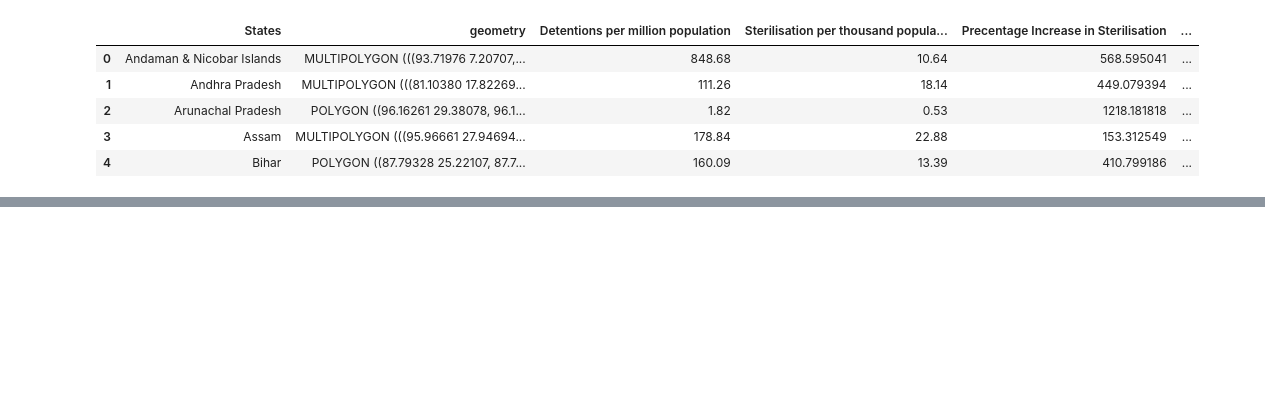
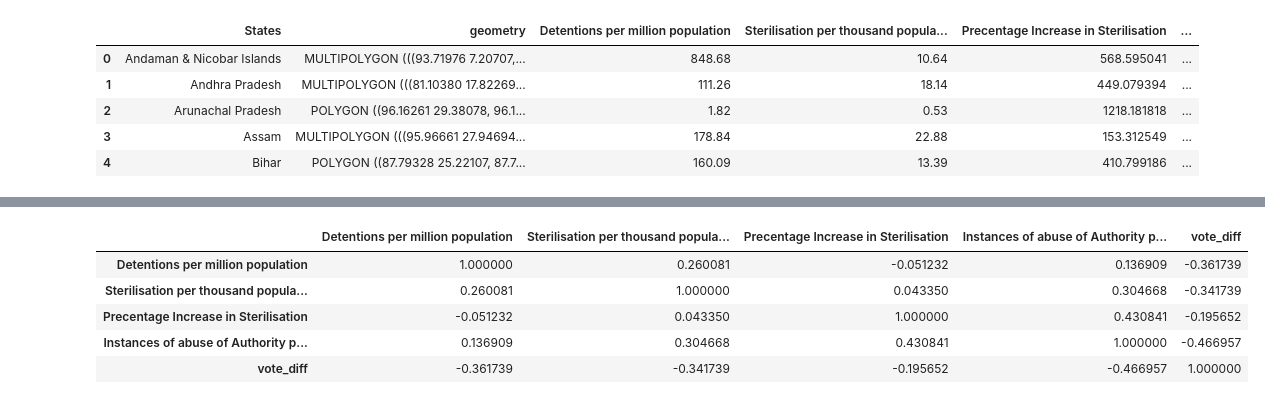
Before and after one commit to ragul-n/1977-election, a Jupyter notebook: Geography of Emergency.ipynb, the cells around one changed output, grey strips where cells are left out. Cells and saved outputs as stored; diff of their text form; code cells hidden in the pictures; blank space fills up the shorter version.

```diff
--- a/Geography of Emergency.ipynb
+++ b/Geography of Emergency.ipynb
@@ -83,0 +84,9 @@ sns.regplot(data=india_map, y="vote_diff", x="Instances of abuse of Authority pe
+# %%
+india_map.corr(method="spearman")
+# %% [output]
+|  | Detentions per million population | Sterilisation per thousand popula... | Precentage Increase in Sterilisation | Instances of abuse of Authority p... | vote_diff |
+| Detentions per million population | 1.000000 | 0.260081 | -0.051232 | 0.136909 | -0.361739 |
+| Sterilisation per thousand popula... | 0.260081 | 1.000000 | 0.043350 | 0.304668 | -0.341739 |
+| Precentage Increase in Sterilisation | -0.051232 | 0.043350 | 1.000000 | 0.430841 | -0.195652 |
+| Instances of abuse of Authority p... | 0.136909 | 0.304668 | 0.430841 | 1.000000 | -0.466957 |
+| vote_diff | -0.361739 | -0.341739 | -0.195652 | -0.466957 | 1.000000 |
```
Also changed, not shown: parts of 2 cells of this notebook.
